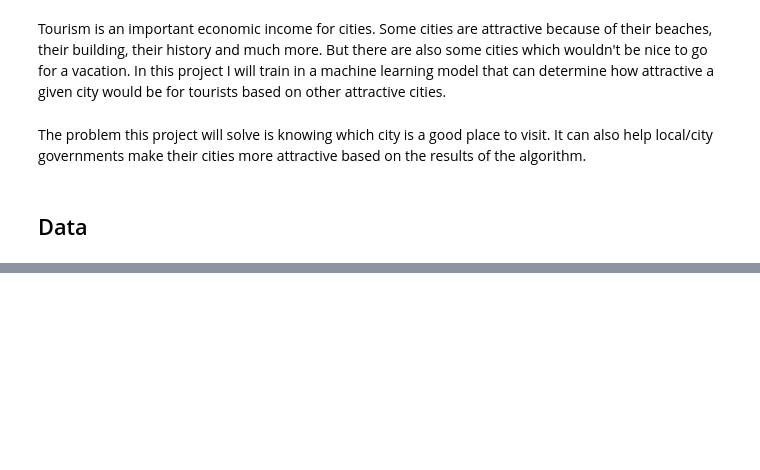
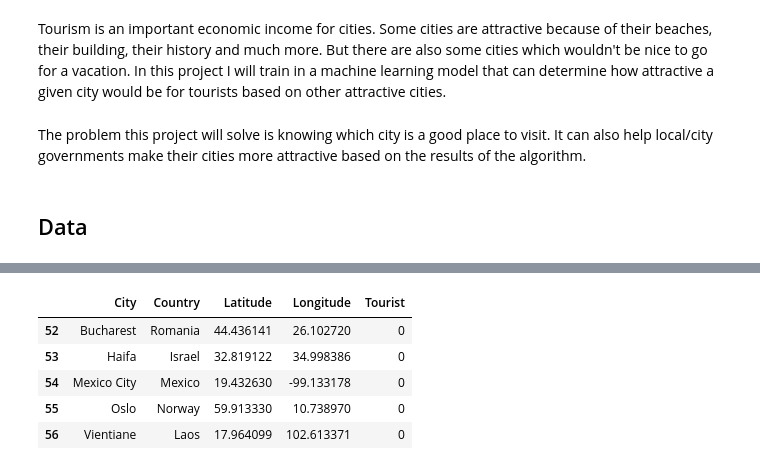
Before and after one commit to NeoLight1010/Coursera_Capstone, a Jupyter notebook: capstone/capstone_project.ipynb, the cells around one changed output, grey strips where cells are left out. Saved outputs shown, nothing was run; the diff lists cells and outputs as text; code cells hidden in the pictures; blank space fills up the shorter version.

```diff
--- a/capstone/capstone_project.ipynb
+++ b/capstone/capstone_project.ipynb
@@ -24,0 +309,9 @@ In addition, the cities categorized as "good tourist cities" will be chosen from
+# %%
+cities.tail()
+# %% [output]
+|  | City | Country | Latitude | Longitude | Tourist |
+| 52 | Bucharest | Romania | 44.436141 | 26.102720 | 0 |
+| 53 | Haifa | Israel | 32.819122 | 34.998386 | 0 |
+| 54 | Mexico City | Mexico | 19.432630 | -99.133178 | 0 |
+| 55 | Oslo | Norway | 59.913330 | 10.738970 | 0 |
+| 56 | Vientiane | Laos | 17.964099 | 102.613371 | 0 |
```
Also changed, not shown: parts of 59 cells of this notebook, 4 other files.
